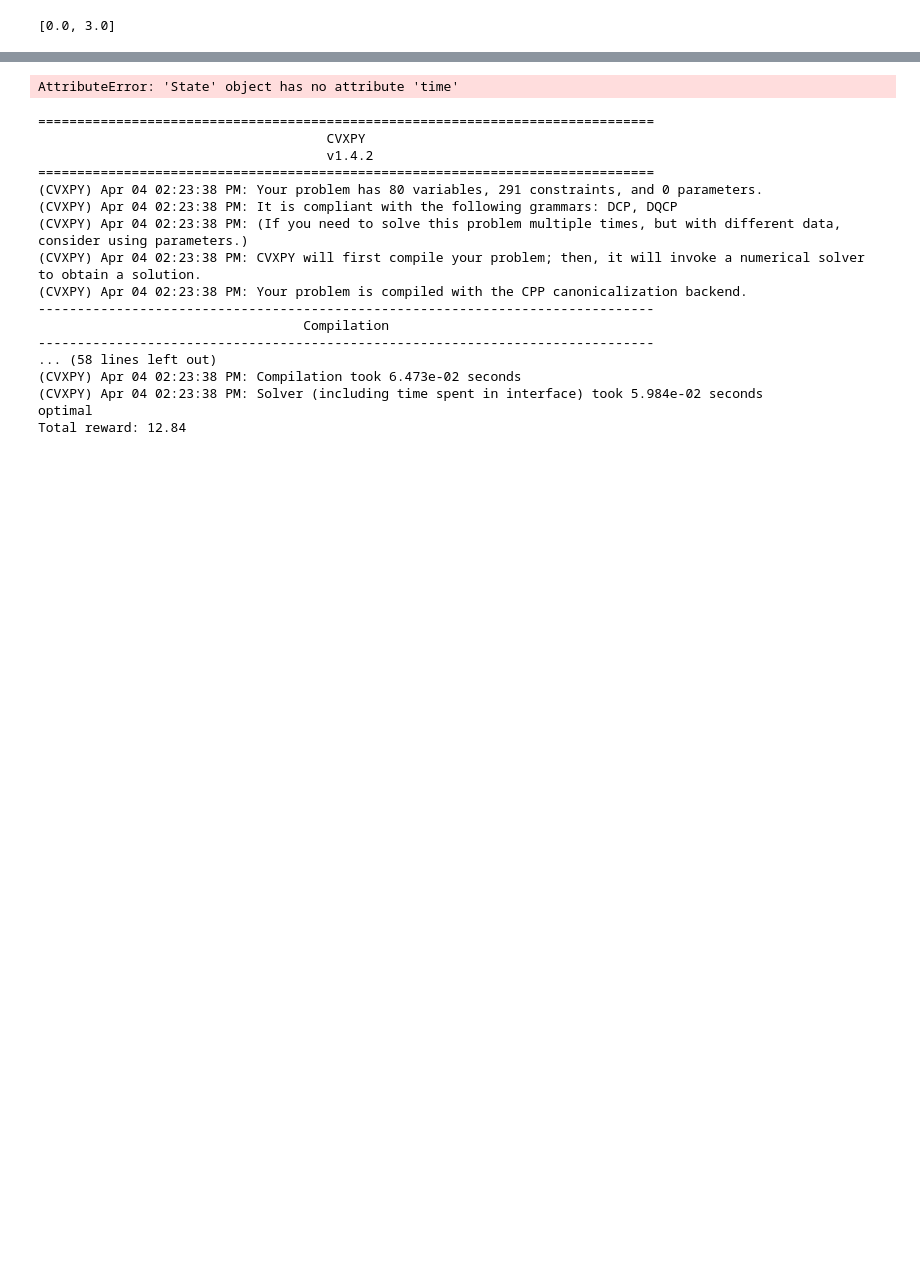
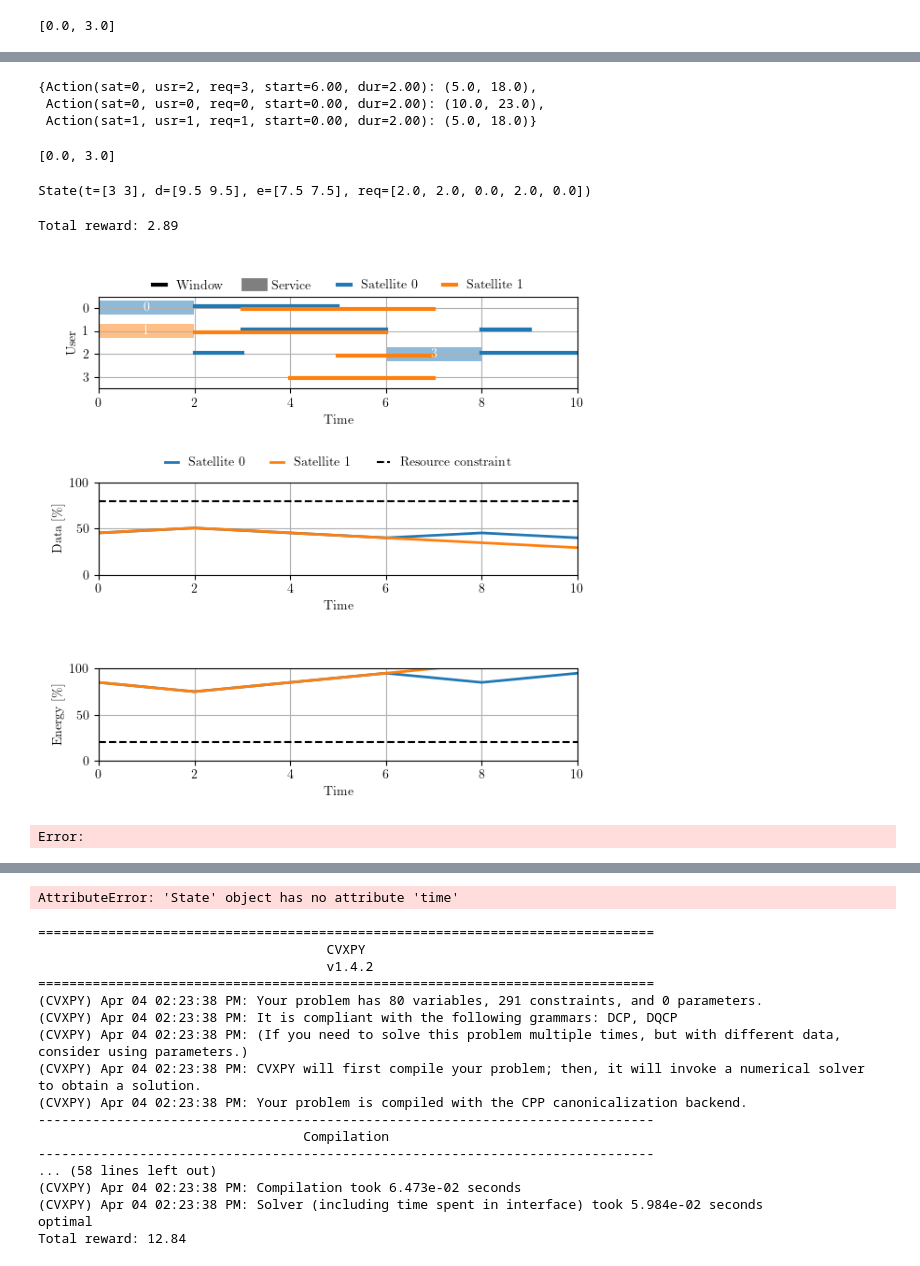
Before and after one commit to Stanford-NavLab/LuPNT, a Jupyter notebook: examples/projects/pnt-scheduling/python/experiment_2.ipynb, the cells around one changed output, grey strips where cells are left out. Cells and saved outputs as stored; diff of their text form; code cells hidden in the pictures; blank space fills up the shorter version.

```diff
--- a/examples/projects/pnt-scheduling/python/experiment_2.ipynb
+++ b/examples/projects/pnt-scheduling/python/experiment_2.ipynb
@@ -177,12 +134,0 @@ KeyError: State(t=[1. 2.], d=[9.  9.5], e=[8.  7.5], req=[1.0, 2.0, 0.0, 0.0, 0.
-# %%
-s = problem.initial_state()
-print(s)
-actions = problem.available_actions(s, N_max, d_min)
-a = actions[3]
-print(a)
-s = problem.transition_function(s, a)
-print(s)
-actions = problem.available_actions(s, N_max, d_min)
-a = actions[2]
-print(a)
-s = problem.transition_function(s, a)
@@ -292,0 +242,53 @@ Total reward: 3.99
+# %%
+# Minimum energy and maximum data at start time of a given action
+required_resources = dict[Action, tuple[float, float]]()
+for sat_id in range(N_sat):
+    actions = [
+        a
+        for s, a in policy[::-1]
+        if a is not None and a.request is not None and a.satellite_id == sat_id
+    ]
+    e = problem.min_energy
+    d = problem.max_data
+    a = actions[0]
+    t_prev = a.start + a.duration
+    for a in actions:
+        # Energy and data from start to end of action
+        e += problem.payload_data_gen * a.duration
+        d -= problem.payload_power_gen * a.duration
+
+        # Energy and data from start of action to start of the next
+        e -= problem.data_gen_func(a.start, t_prev)
+        d += problem.energy_gen_func(a.start, t_prev)
+
+        required_resources[a] = (e, d)
+        t_prev = a.start
+
+required_resources
+# %% [output]
+{Action(sat=0, usr=2, req=3, start=6.00, dur=2.00): (5.0, 18.0),
+ Action(sat=0, usr=0, req=0, start=0.00, dur=2.00): (10.0, 23.0),
+ Action(sat=1, usr=1, req=1, start=0.00, dur=2.00): (5.0, 18.0)}
+# %%
+old_policy = policy
+arrival_times = sorted(list(set([r.arrival for r in requests])))
+arrival_times
+# %% [output]
+[0.0, 3.0]
+# %%
+# Config
+problem.set_current_time(3)
+problem.set_current_policy(old_policy, constrained=True)
+problem.initial_state()
+# %% [output]
+State(t=[3 3], d=[9.5 9.5], e=[7.5 7.5], req=[2.0, 2.0, 0.0, 2.0, 0.0])
+# %%
+fig, axs = plt.subplots(3, 1, figsize=(6, 6))
+print(f"Total reward: {problem.total_reward(policy, gamma=gamma):.2f}")
+plotting.plot_requests_service_windows(requests, problem.constrained_windows, policy, ax=axs[0])
+plotting.plot_resources(problem, policy, ax=axs[1:])
+plt.show()
+# %% [output]
+Total reward: 2.89
+[figure, added]
+Error:
```
Also changed, not shown: parts of 19 cells of this notebook, 1 other file.
